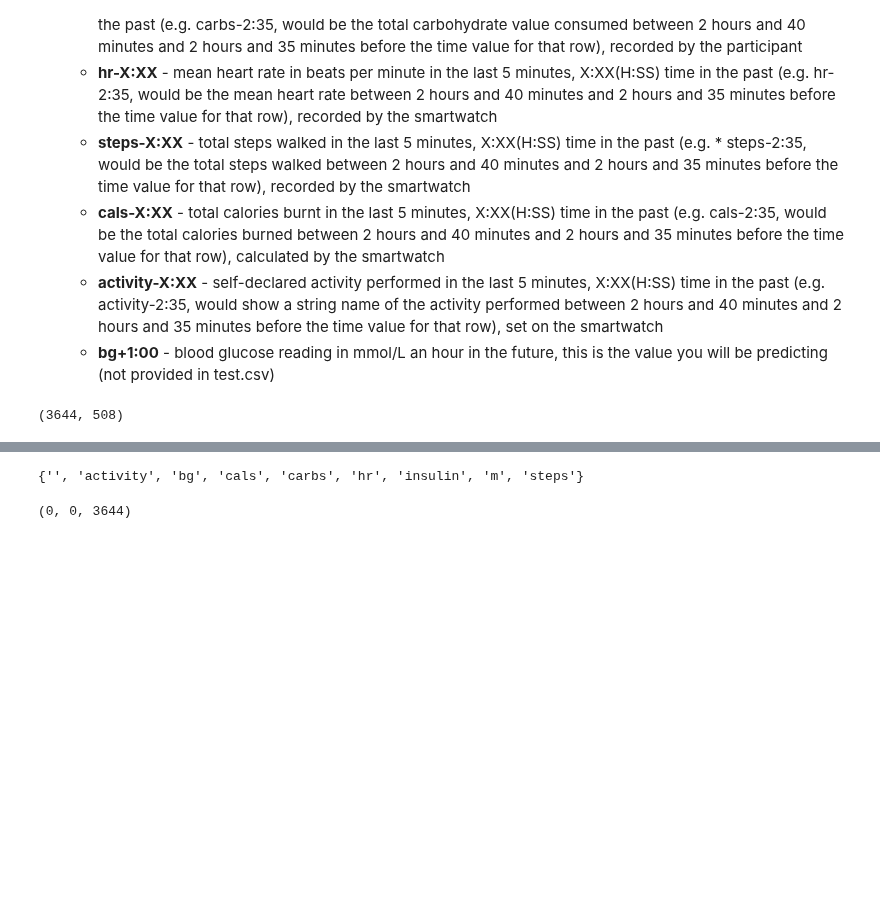
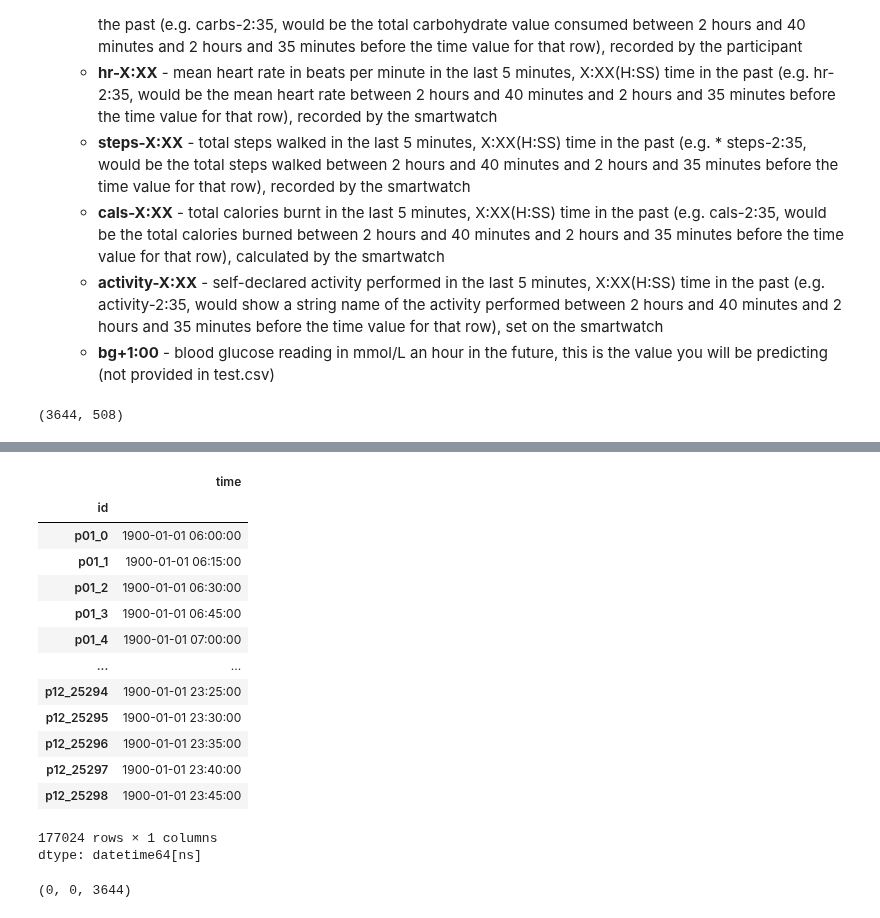
Before and after one commit to fabriziobasso/Colab_backup, a Jupyter notebook: File_01_EDA_extradata.ipynb, the cells around one changed output, grey strips where cells are left out. Drawn from its saved outputs; the diff is of its cells as text; code cells hidden in the pictures; blank space fills up the shorter version.

```diff
--- a/File_01_EDA_extradata.ipynb
+++ b/File_01_EDA_extradata.ipynb
@@ -418,7 +430,27 @@ df_train.head(5)
-# %%
-{col[:-5] for col in df_train.columns}
-# %% [output]
-{'', 'activity', 'bg', 'cals', 'carbs', 'hr', 'insulin', 'm', 'steps'}
+# %%
+train_adv = df_train.copy()
+test_adv = df_test.copy()
+# %%
+train_adv['time'] = pd.to_datetime(train_adv['hour'].astype(str) + ':' + train_adv['minute'].astype(str), format='%H:%M')
+test_adv['time'] = pd.to_datetime(test_adv['hour'].astype(str) + ':' + test_adv['minute'].astype(str), format='%H:%M')
+# %%
+train_adv['time'] - pd.Timedelta(minutes=10)
+# %% [output]
+|  | time |
+| id |  |
+| p01_0 | 1900-01-01 06:00:00 |
+| p01_1 | 1900-01-01 06:15:00 |
+| p01_2 | 1900-01-01 06:30:00 |
+| p01_3 | 1900-01-01 06:45:00 |
+| p01_4 | 1900-01-01 07:00:00 |
+| ... | ... |
+| p12_25294 | 1900-01-01 23:25:00 |
+| p12_25295 | 1900-01-01 23:30:00 |
+| p12_25296 | 1900-01-01 23:35:00 |
+| p12_25297 | 1900-01-01 23:40:00 |
+| p12_25298 | 1900-01-01 23:45:00 |
+177024 rows × 1 columns
+dtype: datetime64[ns]
 # %%
 df_all = pd.concat([df_train,df_test])
 # %%
```
Also changed, not shown: parts of 2 cells of this notebook.
